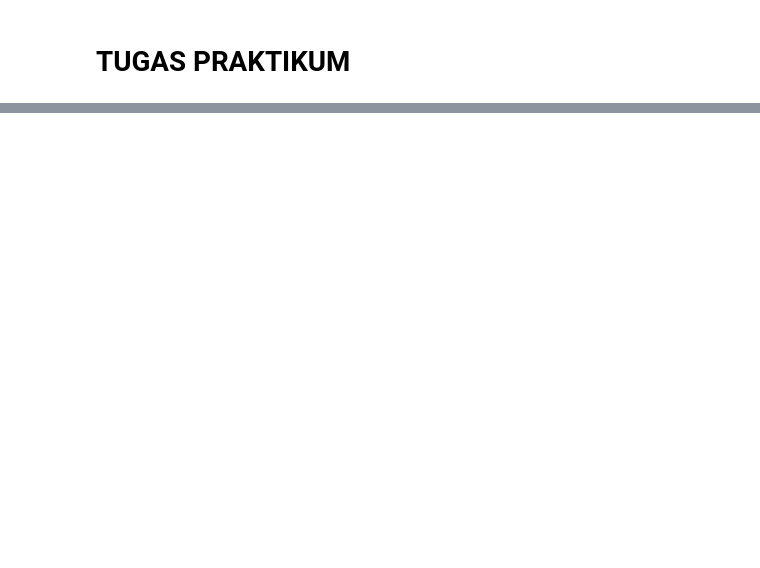
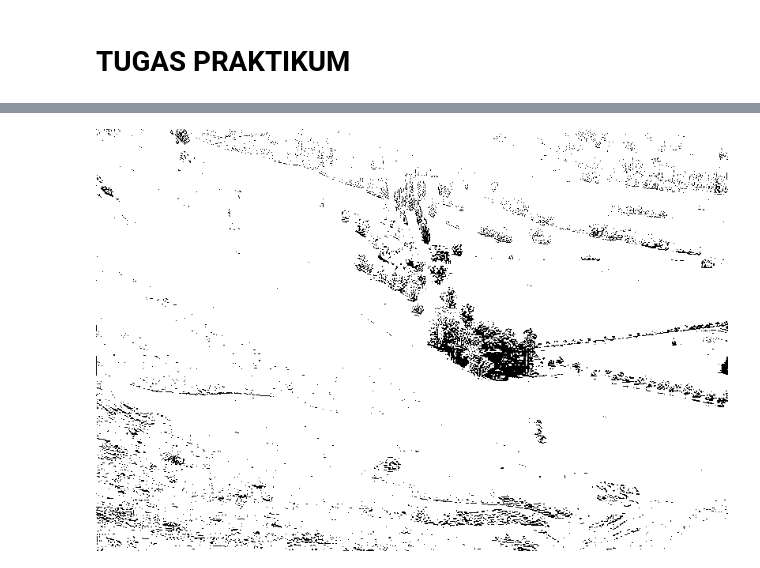
Before and after one commit to AnnisaFitry/PCVK_Genap_2023, a Jupyter notebook: week6.ipynb, the cells around one changed output, grey strips where cells are left out. Saved outputs shown, nothing was run; the diff lists cells and outputs as text; code cells hidden in the pictures; blank space fills up the shorter version.

```diff
--- a/week6.ipynb
+++ b/week6.ipynb
@@ -31,0 +183,50 @@ import glob
+# %%
+from PIL import Image
+
+Image = cv.imread('/content/drive/MyDrive/images/Images/wiki.jpg')
+
+GrayImage = cv.cvtColor(Image, cv.COLOR_BGR2GRAY)
+cv.imwrite('/content/drive/MyDrive/images/Images/wiki.jpg', GrayImage)
+
+Height = GrayImage.shape[0]
+Width = GrayImage.shape[1]
+
+for y in range(0, Height):
+  for x in range(0, Width):
+    old_value = GrayImage[y, x]
+    new_value = 0
+    if (old_value > 128) :
+        new_value = 255
+
+    GrayImage[y, x] = new_value
+
+    Error = old_value - new_value
+
+    if (x) :
+      NewNumber=255
+    elif (NewNumber<0) :
+      NewNumber=0
+      GrayImage[y, x+1] = NewNumber
+
+    if (x>0 and y) :
+      NewNumber=255
+    elif (NewNumber<0) :
+      NewNumber=0
+      GrayImage[y+1, x-1] = NewNumber
+
+    if (y) :
+      NewNumber=255
+    elif (NewNumber<0) :
+      NewNumber=0
+      GrayImage[y+1, x] = NewNumber
+
+    if (y) :
+      NewNumber=255
+    elif (NewNumber<0) :
+      NewNumber=0
+      GrayImage[y+1, x+1] = NewNumber
+
+cv.imwrite('/content/drive/MyDrive/images/Images/wiki.jpg', GrayImage)
+cv2_imshow(GrayImage)
+# %% [output]
+[figure, added]
```
Also changed, not shown: parts of 6 cells of this notebook.
